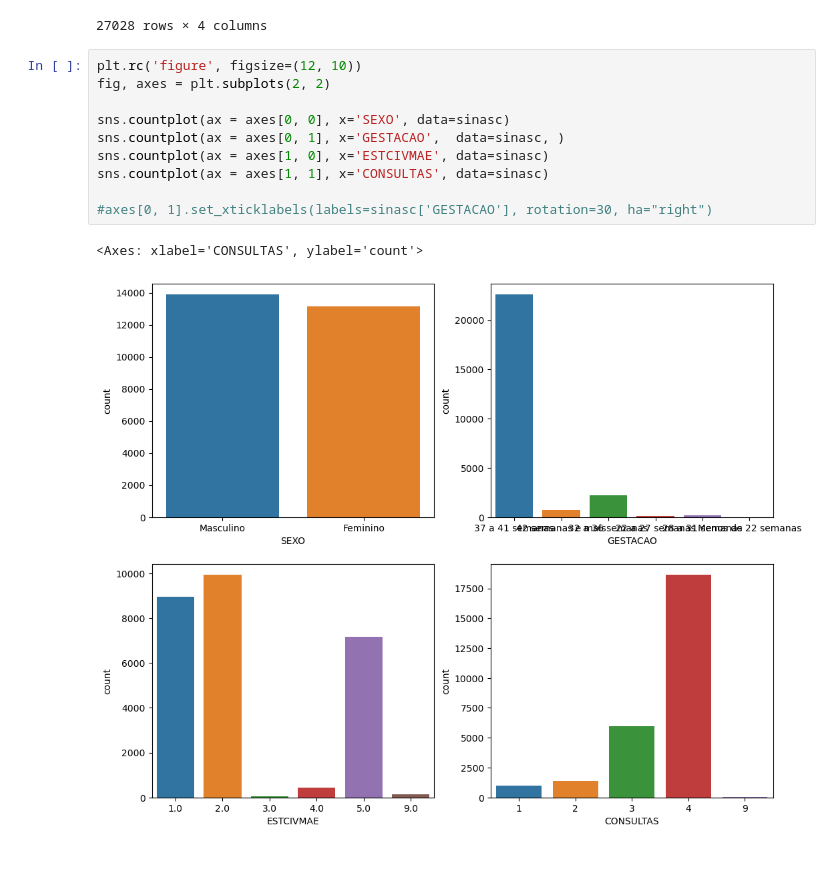
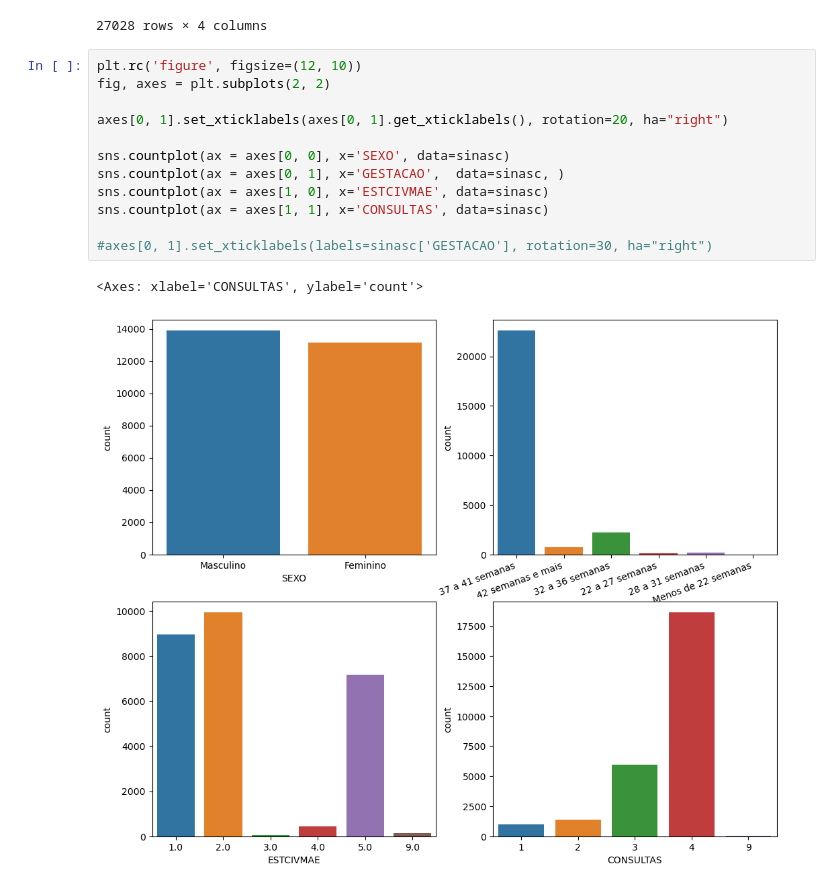
Before and after one commit to crikactba/Curso-Cientista-de-Dados, a Jupyter notebook: Mod06 tarefa 1 - Cristiane.ipynb, the cells around one changed output. Saved outputs shown, nothing was run; the diff lists cells and outputs as text; blank space fills up the shorter version.

```diff
--- a/Mod06 tarefa 1 - Cristiane.ipynb
+++ b/Mod06 tarefa 1 - Cristiane.ipynb
@@ -68,13 +68,15 @@ sinasc[['SEXO', 'GESTACAO', 'ESTCIVMAE', 'CONSULTAS']]
 # %%
 plt.rc('figure', figsize=(12, 10))
 fig, axes = plt.subplots(2, 2)
+
+axes[0, 1].set_xticklabels(axes[0, 1].get_xticklabels(), rotation=20, ha="right")
 
 sns.countplot(ax = axes[0, 0], x='SEXO', data=sinasc)
 sns.countplot(ax = axes[0, 1], x='GESTACAO',  data=sinasc, )
 sns.countplot(ax = axes[1, 0], x='ESTCIVMAE', data=sinasc)
 sns.countplot(ax = axes[1, 1], x='CONSULTAS', data=sinasc)
 
 #axes[0, 1].set_xticklabels(labels=sinasc['GESTACAO'], rotation=30, ha="right")
 # %% [output]
 <Axes: xlabel='CONSULTAS', ylabel='count'>
-[figure, old version]
+[figure, new version]
```
